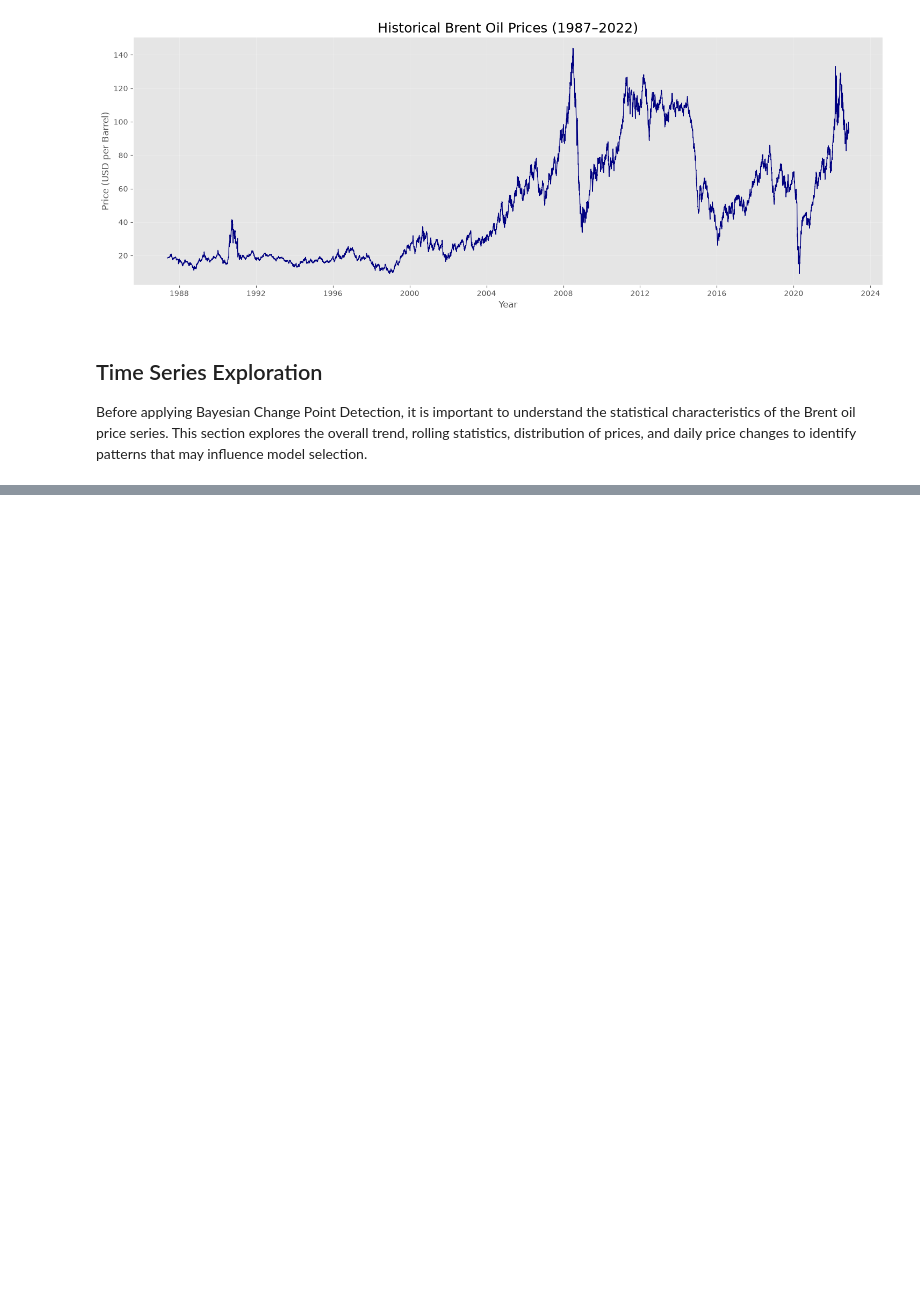
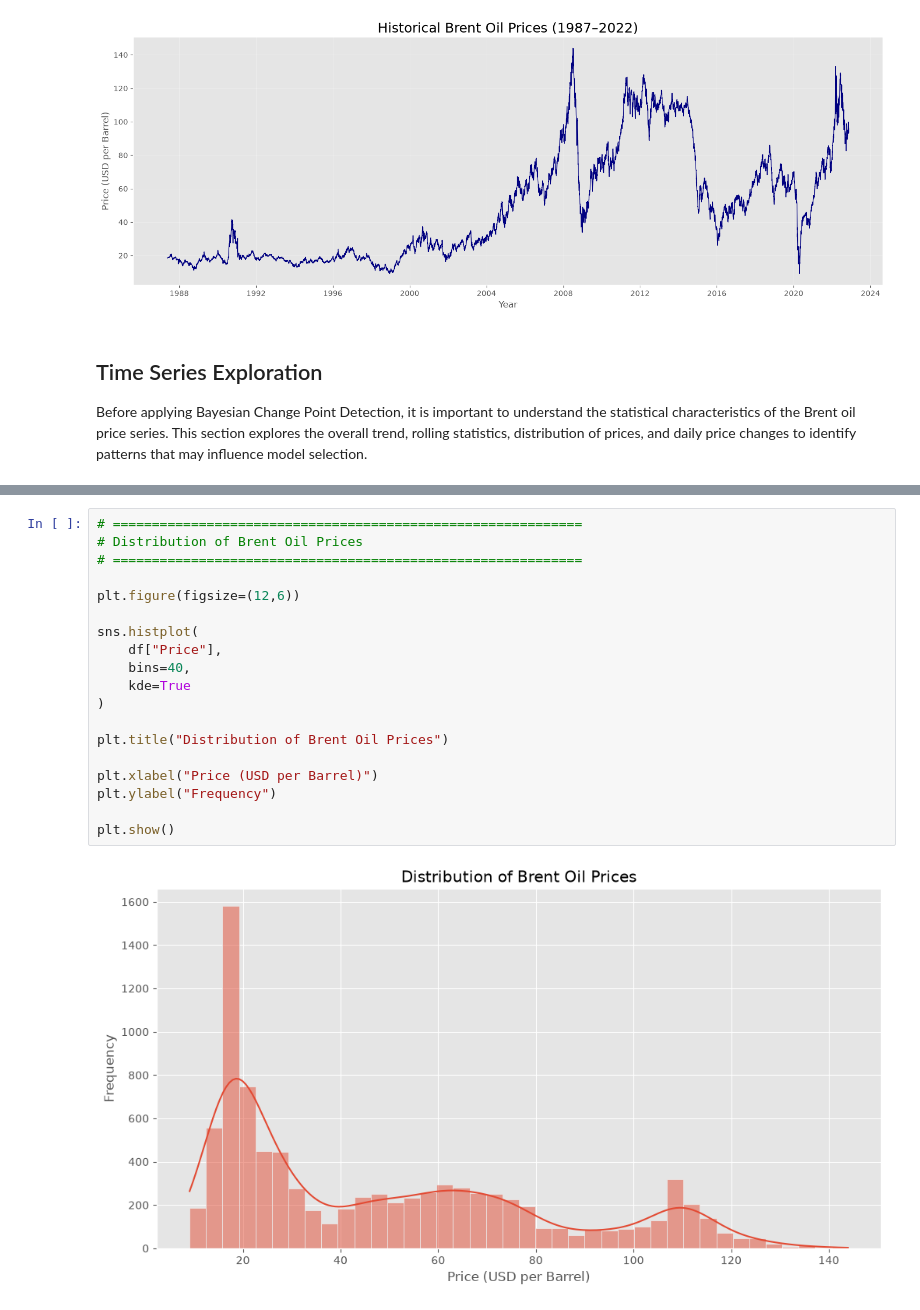
Before and after one commit to Viv-la/brent-oil-change-point-analysis, a Jupyter notebook: notebooks/01_EDA.ipynb, the cells around one changed output, grey strips where cells are left out. Saved outputs shown, nothing was run; the diff lists cells and outputs as text; blank space fills up the shorter version.

Commit message:
Complete Brent oil change point analysis project

```diff
--- a/notebooks/01_EDA.ipynb
+++ b/notebooks/01_EDA.ipynb
@@ -205,0 +243,21 @@ Before applying Bayesian Change Point Detection, it is important to understand t
+# %%
+# ============================================================
+# Distribution of Brent Oil Prices
+# ============================================================
+
+plt.figure(figsize=(12,6))
+
+sns.histplot(
+    df["Price"],
+    bins=40,
+    kde=True
+)
+
+plt.title("Distribution of Brent Oil Prices")
+
+plt.xlabel("Price (USD per Barrel)")
+plt.ylabel("Frequency")
+
+plt.show()
+# %% [output]
+[figure, added]
```
Also changed, not shown: parts of 18 cells of this notebook, 14 other files.
